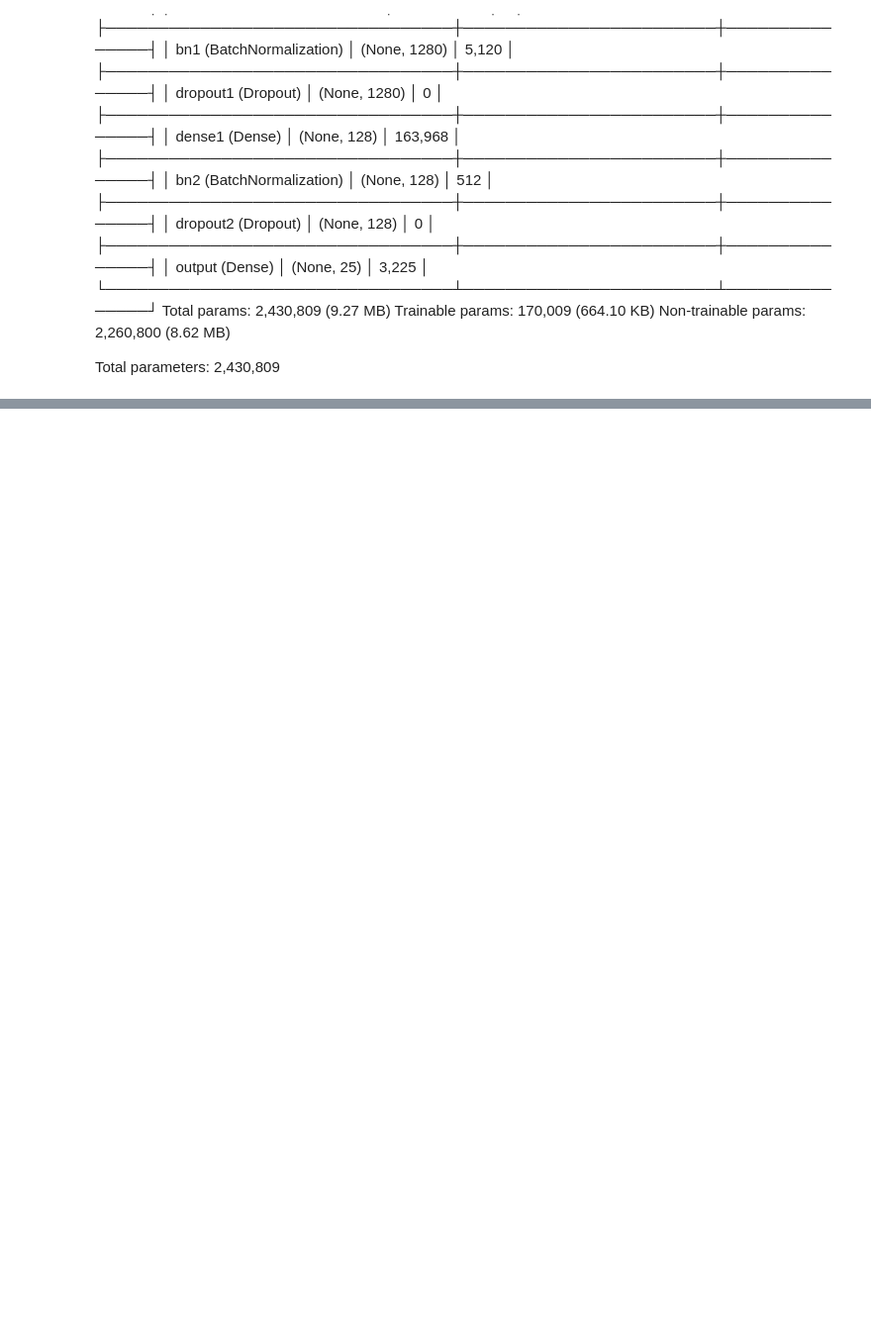
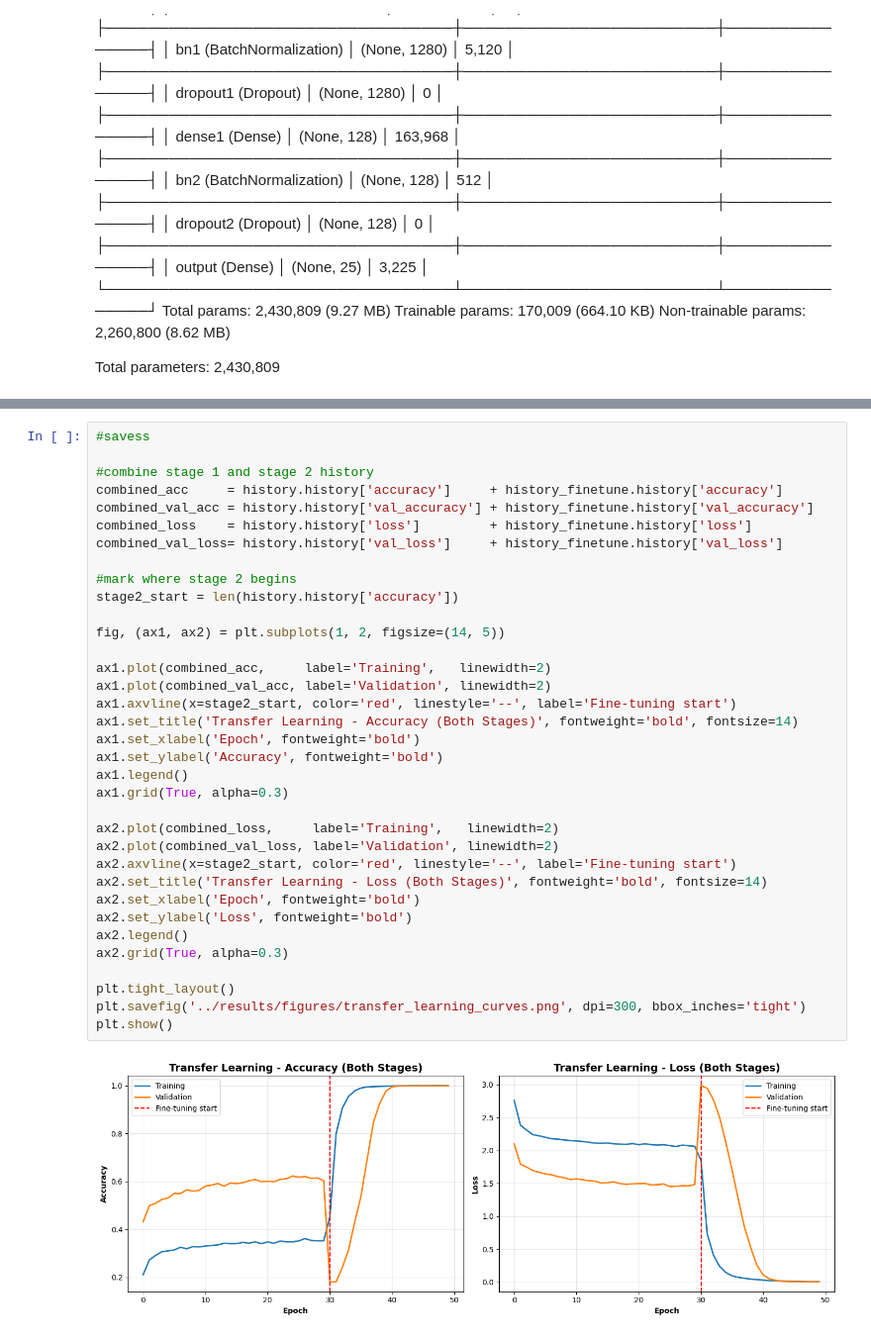
Before and after one commit to SharkFishie/CSCI323_ASL_Recognition, a Jupyter notebook: notebooks/05_Transfer_Learning_Model.ipynb, the cells around one changed output, grey strips where cells are left out. Shown at 99% size. Cells and saved outputs as stored; diff of their text form; blank space fills up the shorter version.

```diff
--- a/notebooks/05_Transfer_Learning_Model.ipynb
+++ b/notebooks/05_Transfer_Learning_Model.ipynb
@@ -164,0 +430,37 @@ Total parameters: 2,430,809
+# %%
+#savess
+
+#combine stage 1 and stage 2 history
+combined_acc     = history.history['accuracy']     + history_finetune.history['accuracy']
+combined_val_acc = history.history['val_accuracy'] + history_finetune.history['val_accuracy']
+combined_loss    = history.history['loss']         + history_finetune.history['loss']
+combined_val_loss= history.history['val_loss']     + history_finetune.history['val_loss']
+
+#mark where stage 2 begins
+stage2_start = len(history.history['accuracy'])
+
+fig, (ax1, ax2) = plt.subplots(1, 2, figsize=(14, 5))
+
+ax1.plot(combined_acc,     label='Training',   linewidth=2)
+ax1.plot(combined_val_acc, label='Validation', linewidth=2)
+ax1.axvline(x=stage2_start, color='red', linestyle='--', label='Fine-tuning start')
+ax1.set_title('Transfer Learning - Accuracy (Both Stages)', fontweight='bold', fontsize=14)
+ax1.set_xlabel('Epoch', fontweight='bold')
+ax1.set_ylabel('Accuracy', fontweight='bold')
+ax1.legend()
+ax1.grid(True, alpha=0.3)
+
+ax2.plot(combined_loss,     label='Training',   linewidth=2)
+ax2.plot(combined_val_loss, label='Validation', linewidth=2)
+ax2.axvline(x=stage2_start, color='red', linestyle='--', label='Fine-tuning start')
+ax2.set_title('Transfer Learning - Loss (Both Stages)', fontweight='bold', fontsize=14)
+ax2.set_xlabel('Epoch', fontweight='bold')
+ax2.set_ylabel('Loss', fontweight='bold')
+ax2.legend()
+ax2.grid(True, alpha=0.3)
+
+plt.tight_layout()
+plt.savefig('../results/figures/transfer_learning_curves.png', dpi=300, bbox_inches='tight')
+plt.show()
+# %% [output]
+[figure, added]
```
Also changed, not shown: parts of 10 cells of this notebook, 4 other files.
